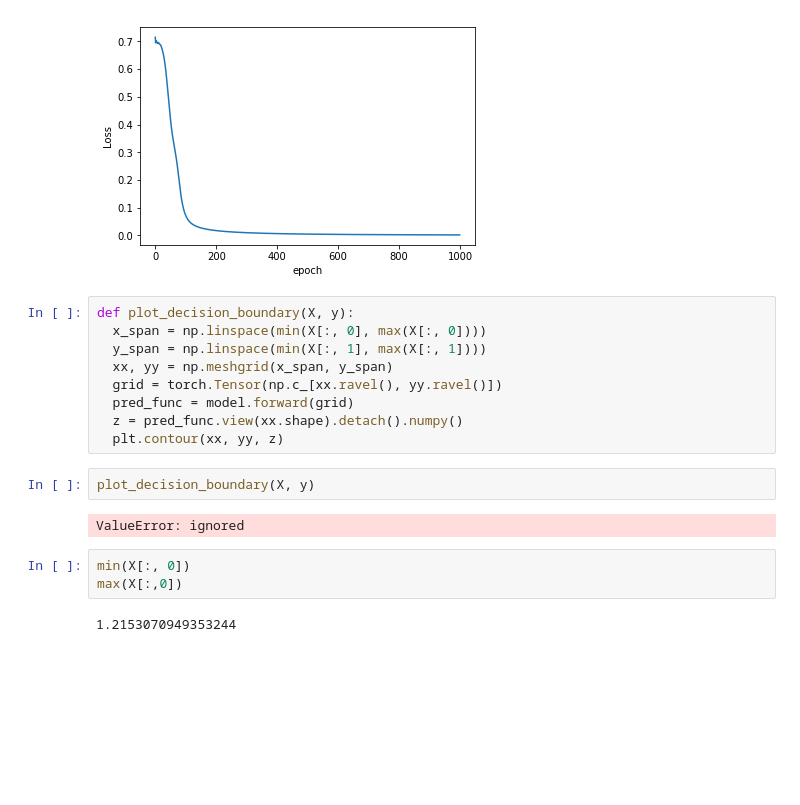
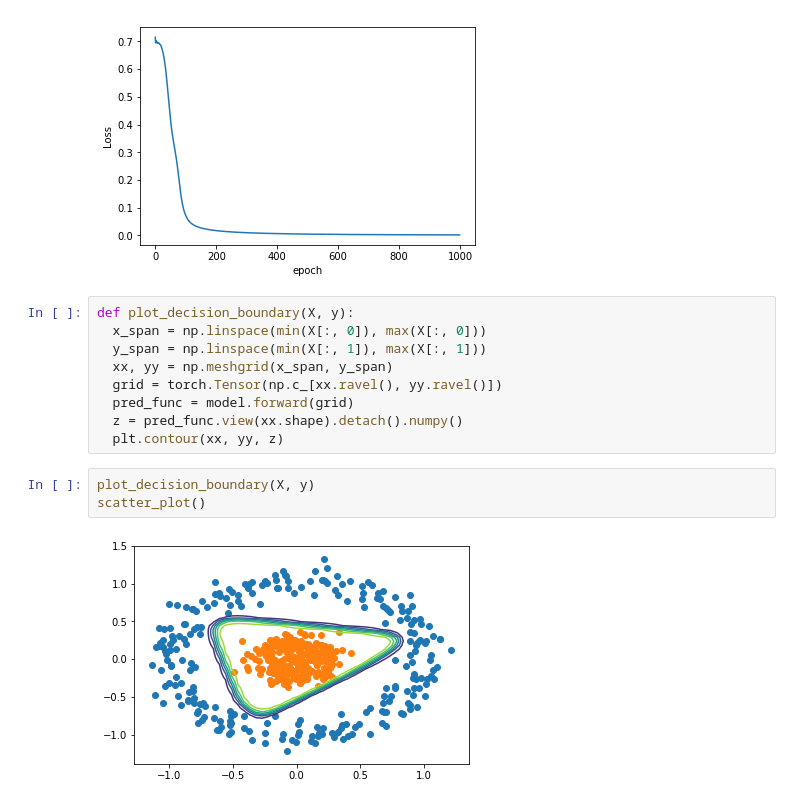
Before and after one commit to zvyag/PyTorch-for-Deep-Learning-and-Computer-Vision-Course-All-Codes-, a Jupyter notebook: pytorch_hello.ipynb, the cells around one changed output. Cells and saved outputs as stored; diff of their text form; blank space fills up the shorter version.

```diff
--- a/pytorch_hello.ipynb
+++ b/pytorch_hello.ipynb
@@ -430,8 +430,8 @@ Text(0.5, 0, 'epoch')
 [figure]
 # %%
 def plot_decision_boundary(X, y):
-  x_span = np.linspace(min(X[:, 0], max(X[:, 0])))
-  y_span = np.linspace(min(X[:, 1], max(X[:, 1])))
+  x_span = np.linspace(min(X[:, 0]), max(X[:, 0]))
+  y_span = np.linspace(min(X[:, 1]), max(X[:, 1]))
   xx, yy = np.meshgrid(x_span, y_span)
   grid = torch.Tensor(np.c_[xx.ravel(), yy.ravel()])
   pred_func = model.forward(grid)
@@ -439,10 +439,6 @@ def plot_decision_boundary(X, y):
   plt.contour(xx, yy, z)
 # %%
 plot_decision_boundary(X, y)
+scatter_plot()
 # %% [output]
-ValueError: ignored
+[figure, added]
-# %%
-min(X[:, 0])
-max(X[:,0])
-# %% [output]
-1.2153070949353244
```
